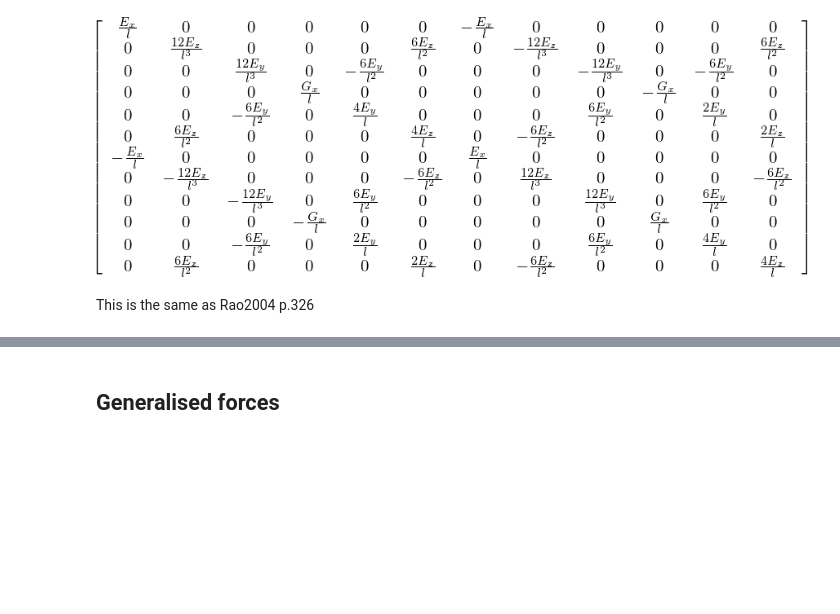
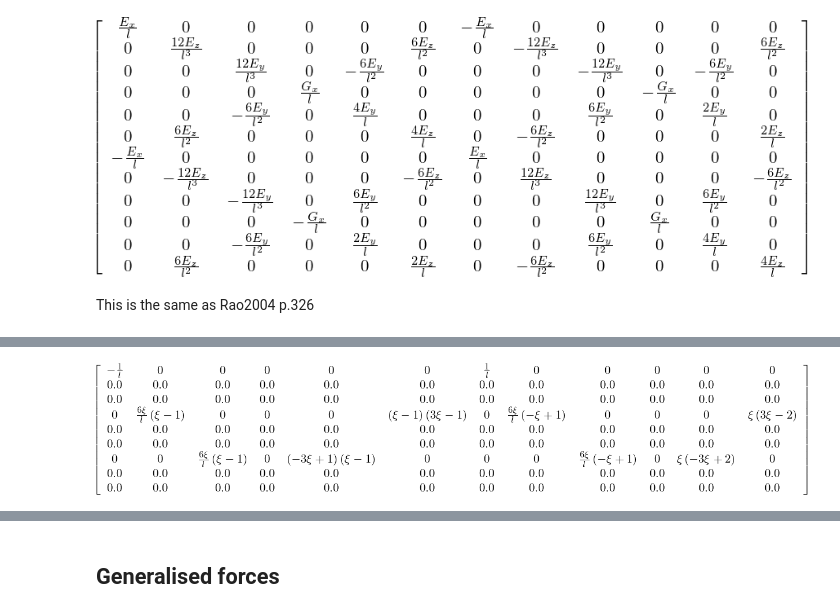
Before and after one commit to ricklupton/beamfe, a Jupyter notebook: theory/FE element matrices.ipynb, the cells around one changed output, grey strips where cells are left out. Cells and saved outputs as stored; diff of their text form; code cells hidden in the pictures; blank space fills up the shorter version.

```diff
--- a/theory/FE element matrices.ipynb
+++ b/theory/FE element matrices.ipynb
@@ -213,0 +223,9 @@ This is the same as Rao2004 p.326
+# %%
+G = Matrix(np.zeros((9, 12)))
+G[0, :] = S[0, :].diff(xi, 1) / l
+G[3, :] = S[1, :].diff(xi, 1) / l
+G[6, :] = S[2, :].diff(xi, 1) / l
+G.simplify()
+G
+# %% [output]
+[figure, added]
```
Also changed, not shown: parts of 6 cells of this notebook, 2 other files.
